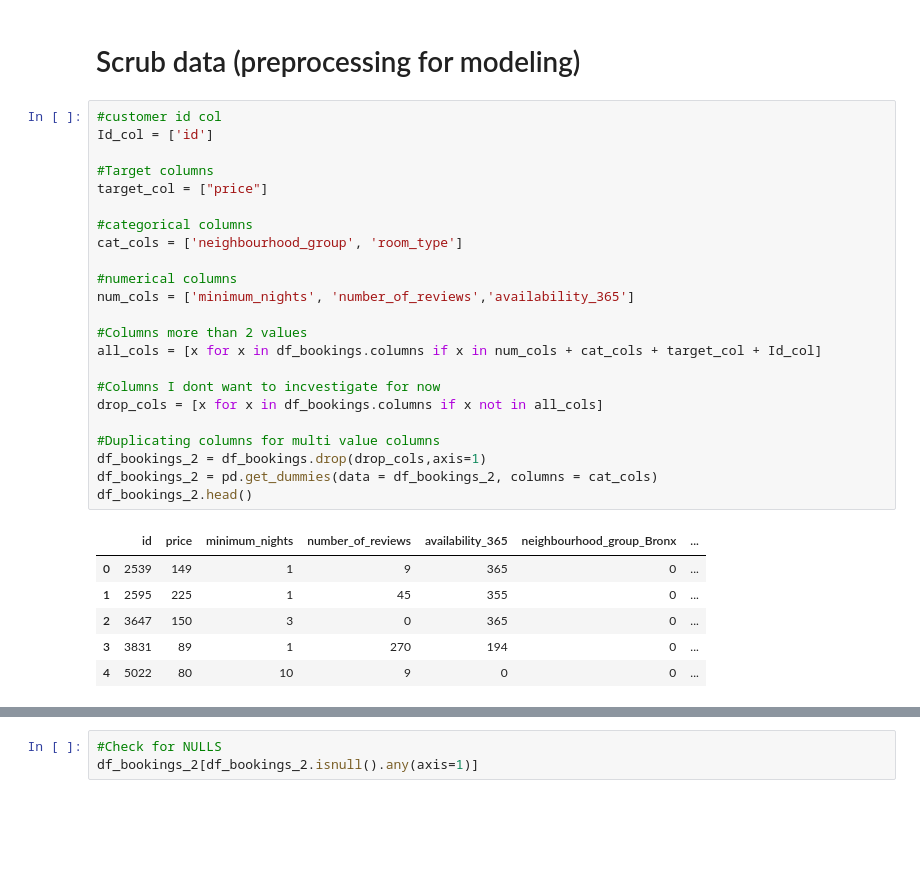
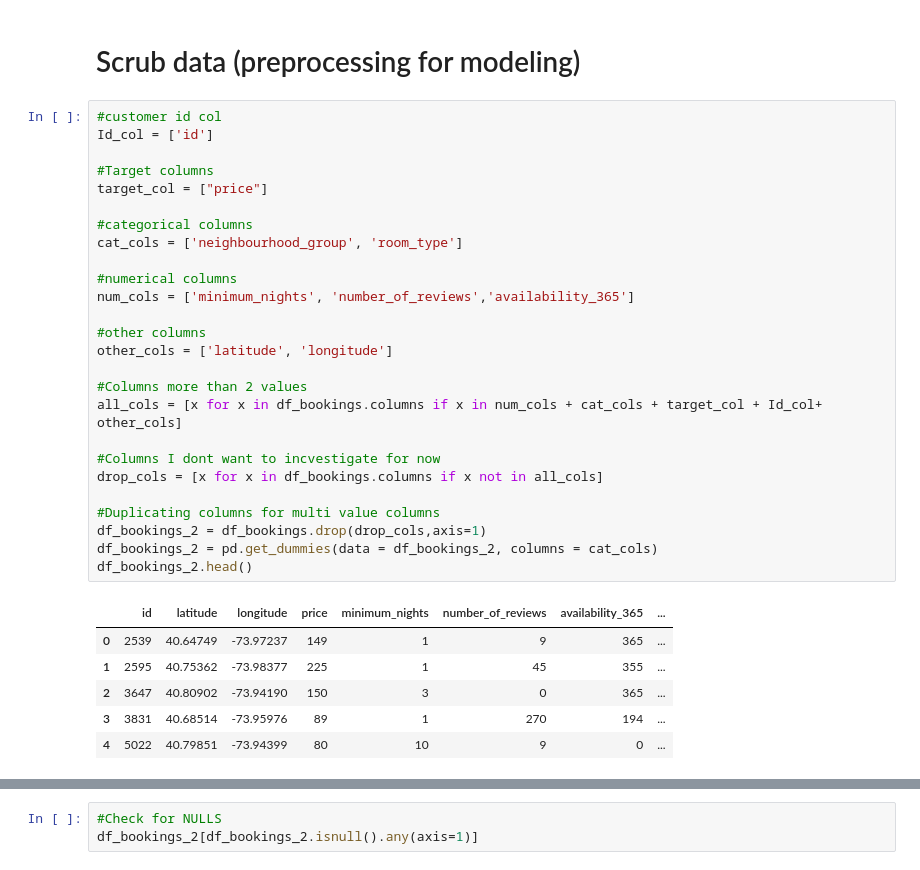
Before and after one commit to CharlBrill89/NYC_AirBnB_Data_2019_Kaggle-, a Jupyter notebook: NYC_Airbnb_EDA.ipynb, the cells around one changed output, grey strips where cells are left out. Drawn from its saved outputs; the diff is of its cells as text; blank space fills up the shorter version.

```diff
--- a/NYC_Airbnb_EDA.ipynb
+++ b/NYC_Airbnb_EDA.ipynb
@@ -423,33 +423,36 @@ df_popular.head()
 # %%
 #customer id col
 Id_col = ['id']
 
 #Target columns
 target_col = ["price"]
 
 #categorical columns
 cat_cols = ['neighbourhood_group', 'room_type']
 
 #numerical columns
 num_cols = ['minimum_nights', 'number_of_reviews','availability_365']
 
+#other columns
+other_cols = ['latitude', 'longitude']
+
 #Columns more than 2 values
-all_cols = [x for x in df_bookings.columns if x in num_cols + cat_cols + target_col + Id_col]
+all_cols = [x for x in df_bookings.columns if x in num_cols + cat_cols + target_col + Id_col+ other_cols]
 
 #Columns I dont want to incvestigate for now
 drop_cols = [x for x in df_bookings.columns if x not in all_cols]
 
 #Duplicating columns for multi value columns
 df_bookings_2 = df_bookings.drop(drop_cols,axis=1)
 df_bookings_2 = pd.get_dummies(data = df_bookings_2, columns = cat_cols)
 df_bookings_2.head()
 # %% [output]
-|  | id | price | minimum_nights | number_of_reviews | availability_365 | neighbourhood_group_Bronx | ... |
-| 0 | 2539 | 149 | 1 | 9 | 365 | 0 | ... |
-| 1 | 2595 | 225 | 1 | 45 | 355 | 0 | ... |
-| 2 | 3647 | 150 | 3 | 0 | 365 | 0 | ... |
-| 3 | 3831 | 89 | 1 | 270 | 194 | 0 | ... |
-| 4 | 5022 | 80 | 10 | 9 | 0 | 0 | ... |
+|  | id | latitude | longitude | price | minimum_nights | number_of_reviews | availability_365 | ... |
+| 0 | 2539 | 40.64749 | -73.97237 | 149 | 1 | 9 | 365 | ... |
+| 1 | 2595 | 40.75362 | -73.98377 | 225 | 1 | 45 | 355 | ... |
+| 2 | 3647 | 40.80902 | -73.94190 | 150 | 3 | 0 | 365 | ... |
+| 3 | 3831 | 40.68514 | -73.95976 | 89 | 1 | 270 | 194 | ... |
+| 4 | 5022 | 40.79851 | -73.94399 | 80 | 10 | 9 | 0 | ... |
 # %%
 #Scaling Numerical columns
 from sklearn.preprocessing import StandardScaler
```
Also changed, not shown: parts of 7 cells of this notebook.
